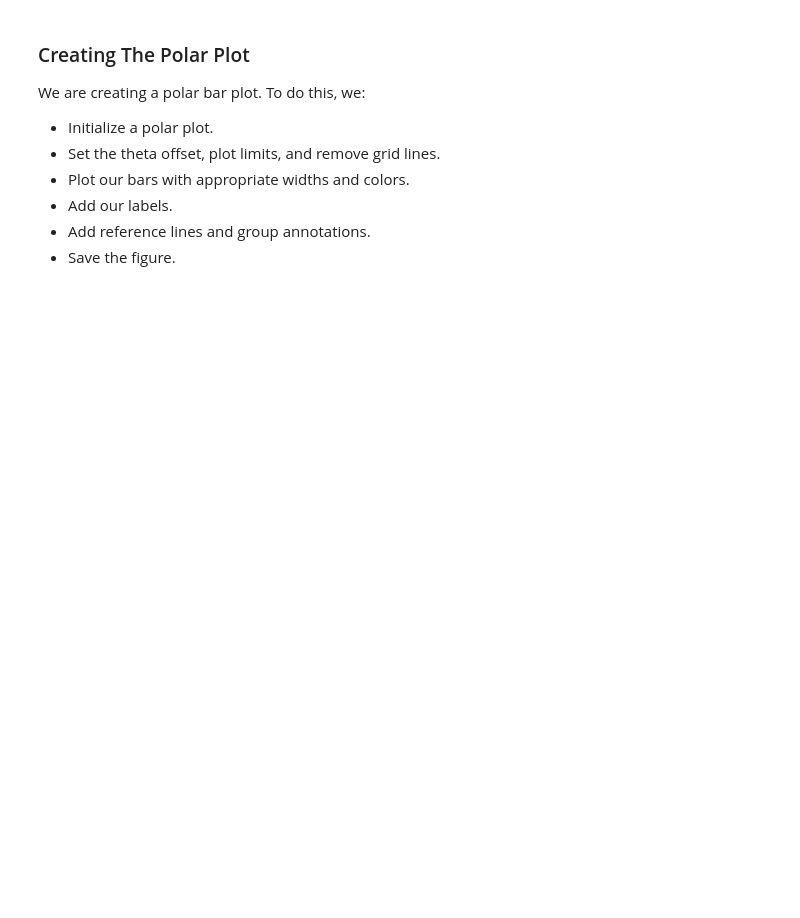
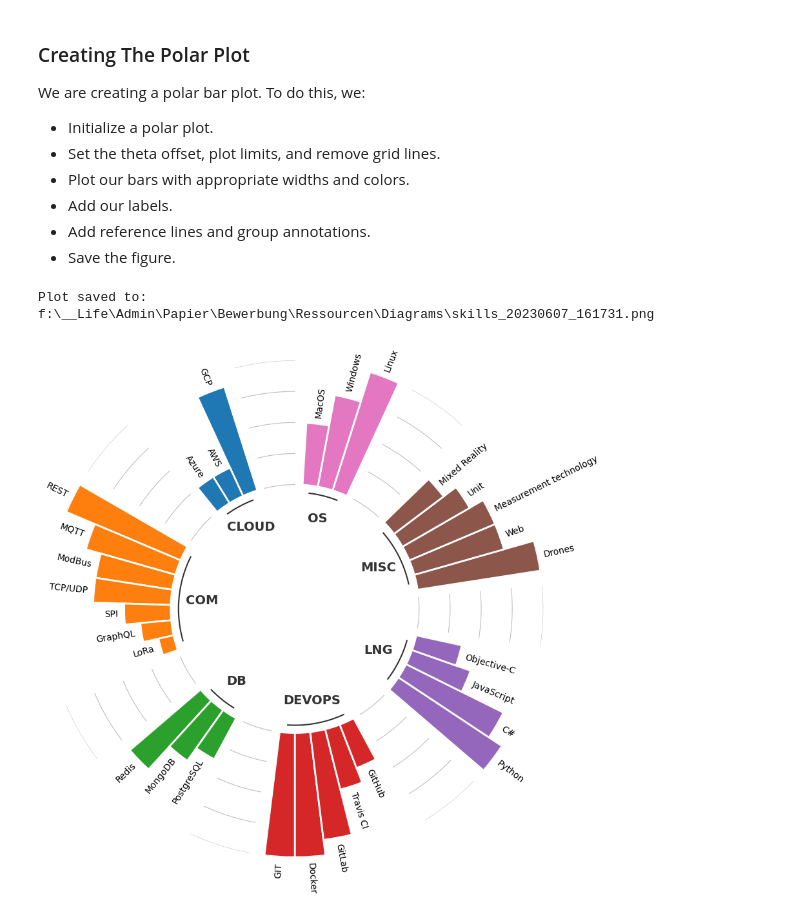
Before and after one commit to develmusa/CV-Skill-Plot-Generator, a Jupyter notebook: cv_skill_plot.ipynb, the cells around one changed output. Cells and saved outputs as stored; diff of their text form; code cells hidden in the pictures; blank space fills up the shorter version.

```diff
--- a/cv_skill_plot.ipynb
+++ b/cv_skill_plot.ipynb
@@ -342,32 +349,36 @@ add_labels(ANGLES[IDXS], VALUES, LABELS, OFFSET, ax)
 
 # Extra customization below here --------------------
 
 # This iterates over the sizes of the groups adding reference
 # lines and annotations.
 
 offset = 0
 for group, size in zip(GROUPS['group'].tolist(), GROUPS_SIZE):
     # Add line below bars
     x1 = np.linspace(ANGLES[offset + PAD], ANGLES[offset + size + PAD - 1], num=MAX_VALUE)
     ax.plot(x1, [-5] * MAX_VALUE, color="#333333")
 
     # Add text to indicate group
     ax.text(
         np.mean(x1), -20, group, color="#333333", fontsize=14,
         fontweight="bold", ha="center", va="center"
     )
 
     # Add reference lines at 20, 40, 60, and 80
     x2 = np.linspace(ANGLES[offset], ANGLES[offset + PAD - 1], num=MAX_VALUE)
-    ax.plot(x2, [10] * MAX_VALUE, color="#bebebe", lw=0.8)
+    ax.plot(x2, [0] * MAX_VALUE, color="#bebebe", lw=0.8)
     ax.plot(x2, [20] * MAX_VALUE, color="#bebebe", lw=0.8)
-    ax.plot(x2, [30] * MAX_VALUE, color="#bebebe", lw=0.8)
     ax.plot(x2, [40] * MAX_VALUE, color="#bebebe", lw=0.8)
+    ax.plot(x2, [60] * MAX_VALUE, color="#bebebe", lw=0.8)
+    ax.plot(x2, [80] * MAX_VALUE, color="#bebebe", lw=0.8)
 
     offset += size + PAD
 
 
 out_file_path = create_out_file_path()
 plt.savefig(out_file_path, transparent=True, bbox_inches='tight')
 
 print(f"Plot saved to: {out_file_path}")
+# %% [output]
+Plot saved to: f:\__Life\Admin\Papier\Bewerbung\Ressourcen\Diagrams\skills_20230607_161731.png
+[figure, added]
```
Also changed, not shown: parts of 7 cells of this notebook.
